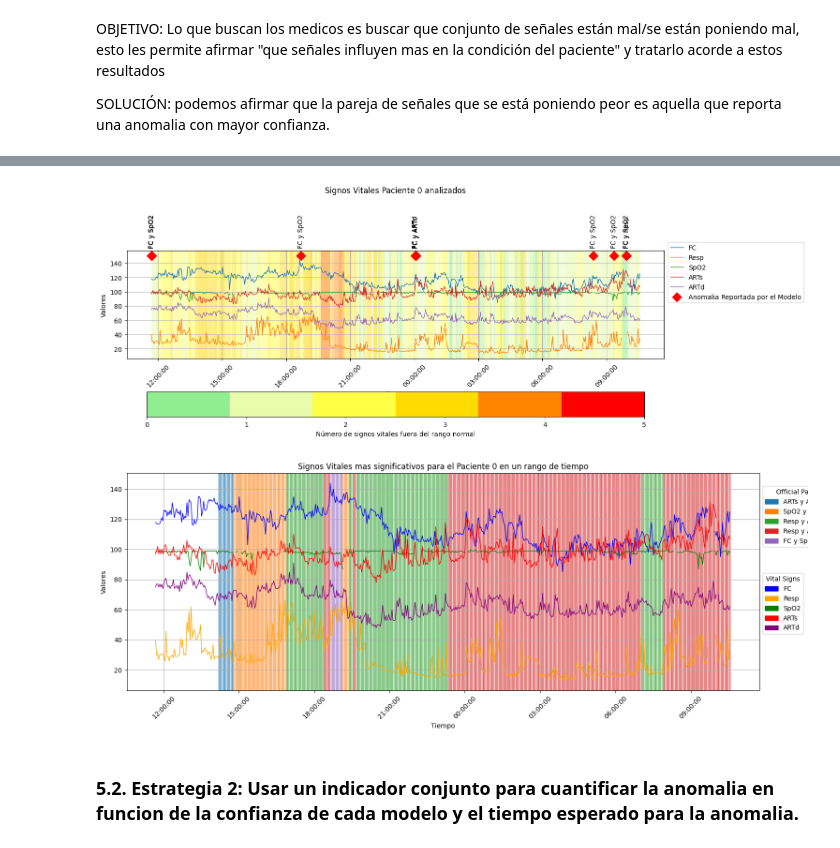
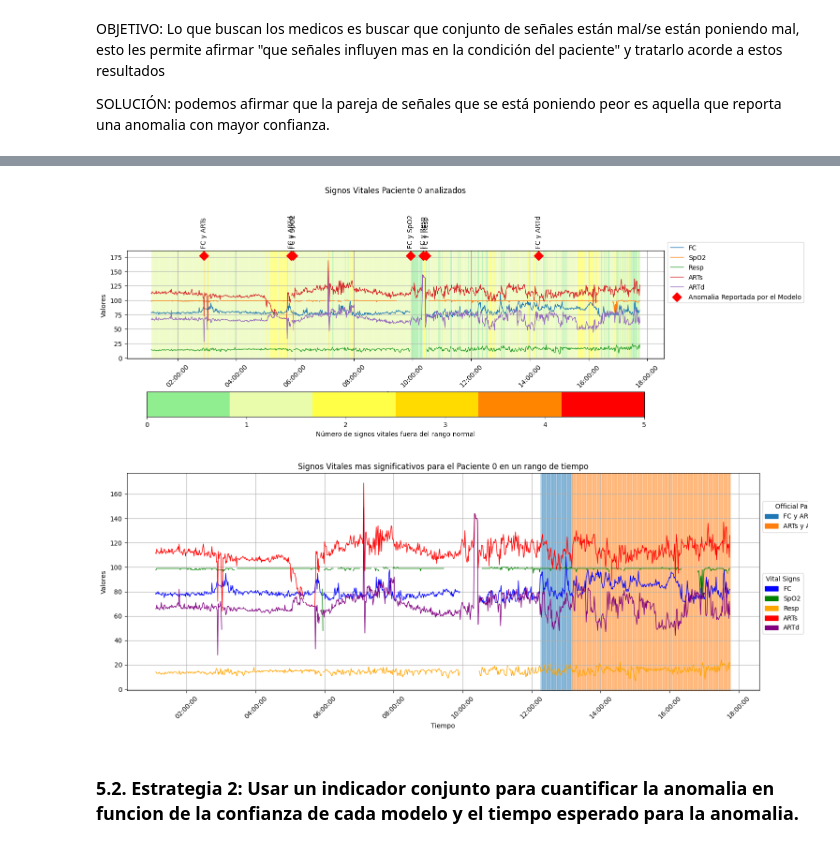
Before and after one commit to Daniel27110/htm-patient-monitoring, a Jupyter notebook: desarollo_modelo.ipynb, the cells around one changed output, grey strips where cells are left out. Saved outputs shown, nothing was run; the diff lists cells and outputs as text; code cells hidden in the pictures.

Commit message:
Complete Anomaly Detection Model

```diff
--- a/desarollo_modelo.ipynb
+++ b/desarollo_modelo.ipynb
@@ -914,7 +936,7 @@ vital_signs_combinations = list(itertools.combinations(studied_vital_signs, 2))
 # Dictionary to store anomalies for each pair
 results = {}
 # %%
-paciente5.reset_index(inplace=True)
+paciente0.reset_index(inplace=True)
 start_time = time.time()
 
 # Loop through each combination, running the detection and storing anomalies
@@ -924,7 +946,7 @@ for pair in vital_signs_combinations:
     selected_signals = list(pair)
 
     # Run detection for the current pair
-    result = run_detection_pair(combinations[0], monitor=paciente5, anomalies=anomaly_df, selected_signals=selected_signals, search=False)
+    result = run_detection_pair(combinations[0], monitor=paciente0, anomalies=anomaly_df, selected_signals=selected_signals, search=False)
 
     # Save the anomalies using a key for clarity
     results[f'{pair[0]} y {pair[1]}'] = result['anomalies']
@@ -940,0 +963,6 @@ Number of data points analyzed: 5500
+# %%
+# Imprimir los resultados de las anomalías para cada par de señales
+for pair, anomalies in results.items():
+    print(f"Anomalías para el par {pair}:")
+    print(anomalies)
+    print("\n")
@@ -1027,23 +1136,6 @@ import pandas as pd
 import matplotlib.pyplot as plt
 import matplotlib.colors as mcolors
 import matplotlib.dates as mdates
-
-# Define normal ranges for vitals
-normal_ranges = {
-    'FC': (70, 120),
-    'Resp': (12, 16),
-    'SpO2': (88, 1000),
-    'ARTs': (95, 135),
-    'ARTd': (58, 88)
-}
-
-# Function to count anomalies in a row based on the defined normal ranges
-def count_anomalies(row):
-    anomalies = 0
-    for col in normal_ranges.keys():
-        if row[col] < normal_ranges[col][0] or row[col] > normal_ranges[col][1]:
-            anomalies += 1
-    return anomalies
 
 # Function to analyze and plot patient data along with model anomaly predictions.
 # The background is shaded according to the number of pairs reporting anomalies.
@@ -1063,7 +1155,7 @@ def analyze_and_plot_patient(patient_data, patient_id, results1):
     plt.figure(figsize=(18, 6))
 
     # Plot all vital signs dynamically
-    for col in normal_ranges.keys():
+    for col in studied_vital_signs:
         plt.plot(patient_data.index, patient_data[col], label=col, linewidth=1)
 
     # Raise the title much higher using the 'y' parameter (e.g., y=1.2)
@@ -1096,8 +1188,8 @@ def analyze_and_plot_patient(patient_data, patient_id, results1):
 
 
         # Determine a y-coordinate for the markers: slightly above the maximum value among all vital signs.
-        vitals_max = patient_data[list(normal_ranges.keys())].max().max()
-        vitals_min = patient_data[list(normal_ranges.keys())].min().min()
+        vitals_max = patient_data[list(studied_vital_signs)].max().max()
+        vitals_min = patient_data[list(studied_vital_signs)].min().min()
         offset = (vitals_max - vitals_min) * 0.05
         y_marker = vitals_max + offset
         # Increase text_offset to add more spacing between the diamond and its annotation.
@@ -1127,9 +1219,9 @@ def analyze_and_plot_patient(patient_data, patient_id, results1):
 
 
 patient.set_index('Time', inplace=True)
-analyze_and_plot_patient(paciente5, patient_id='0', results1=results_combined)
+analyze_and_plot_patient(paciente0, patient_id='0', results1=results_combined)
 # %% [output]
-[figure, old version]
+[figure, new version]
 # %%
 ##### import pandas as pd
 import matplotlib.pyplot as plt
@@ -1158,7 +1250,7 @@ vital_sign_colors = {
 # Function to count anomalies in a row based on the defined normal ranges
 def count_anomalies(row):
     anomalies = 0
-    for col in normal_ranges.keys():
+    for col in studied_vital_signs:
         if row[col] < normal_ranges[col][0] or row[col] > normal_ranges[col][1]:
             anomalies += 1
     return anomalies
@@ -1227,7 +1319,7 @@ def analyze_and_plot_patient_by_pair_with_official(patient_data, patient_id, res
     plt.figure(figsize=(18, 6))
 
     # Plot each vital sign using its designated color.
-    for col in normal_ranges.keys():
+    for col in studied_vital_signs:
         plt.plot(patient_data.index, patient_data[col], label=col, color=vital_sign_colors[col], linewidth=1)
 
     plt.title(f'Signos Vitales mas significativos para el Paciente {patient_id} en un rango de tiempo')
@@ -1250,35 +1342,35 @@ def analyze_and_plot_patient_by_pair_with_official(patient_data, patient_id, res
     official_legend = plt.legend(handles=official_handles, loc='center left', bbox_to_anchor=(1, 0.8),
                                  title="Official Pair")
     plt.gca().add_artist(official_legend)
 
     # Build a second legend for the vital sign line colors.
-    vital_handles = [mpatches.Patch(color=vital_sign_colors[col], label=col) for col in normal_ranges.keys()]
+    vital_handles = [mpatches.Patch(color=vital_sign_colors[col], label=col) for col in studied_vital_signs]
     plt.legend(handles=vital_handles, loc='center left', bbox_to_anchor=(1, 0.4), title="Vital Signs")
 
     # Format the x-axis to show time in HH:MM:SS format.
     plt.gca().xaxis.set_major_formatter(mdates.DateFormatter('%H:%M:%S'))
 
     plt.tight_layout(rect=[0, 0, 0.85, 1])
     plt.show()
 
 # Example usage:
 # patient_data should be a DataFrame indexed by time with columns: 'FC', 'Resp', 'SpO2', 'ARTs', 'ARTd'.
 # results_combined is a DataFrame with columns:
 # "Start Time", "End Time", "Pair", "Anomaly Level", "Confidence", "Anomaly".
 #
 # Example:
 # results_combined = pd.DataFrame({
 #     "Start Time": ["2025-02-19 11:41:00", "2025-02-19 11:43:00", "2025-02-19 11:45:00", "2025-02-19 11:47:00"],
 #     "End Time": ["2025-02-19 11:43:00", "2025-02-19 11:45:00", "2025-02-19 11:47:00", "2025-02-19 11:49:00"],
 #     "Pair": ["pair_('FC', 'SpO2')", "pair_('FC', 'SpO2')", None, "pair_('FC', 'SpO2')"],
 #     "Anomaly Level": [1, 1, 1, 1],
 #     "Confidence": [1.0, 1.0, 1.0, 1.0],
 #     "Anomaly": [True, True, True, True]
 # })
 #
 # patient_data.set_index('Time', inplace=True)
-analyze_and_plot_patient_by_pair_with_official(paciente5, "0", results_combined)
+analyze_and_plot_patient_by_pair_with_official(paciente0, "0", results_combined)
 # %% [output]
-[figure, old version]
+[figure, new version]
 # %% [markdown]
 ### 5.2. Estrategia 2: Usar un indicador conjunto para cuantificar la anomalia en funcion de la confianza de cada modelo y el tiempo esperado para la anomalia.
```
Also changed, not shown: parts of 34 cells of this notebook, 1 other file.
